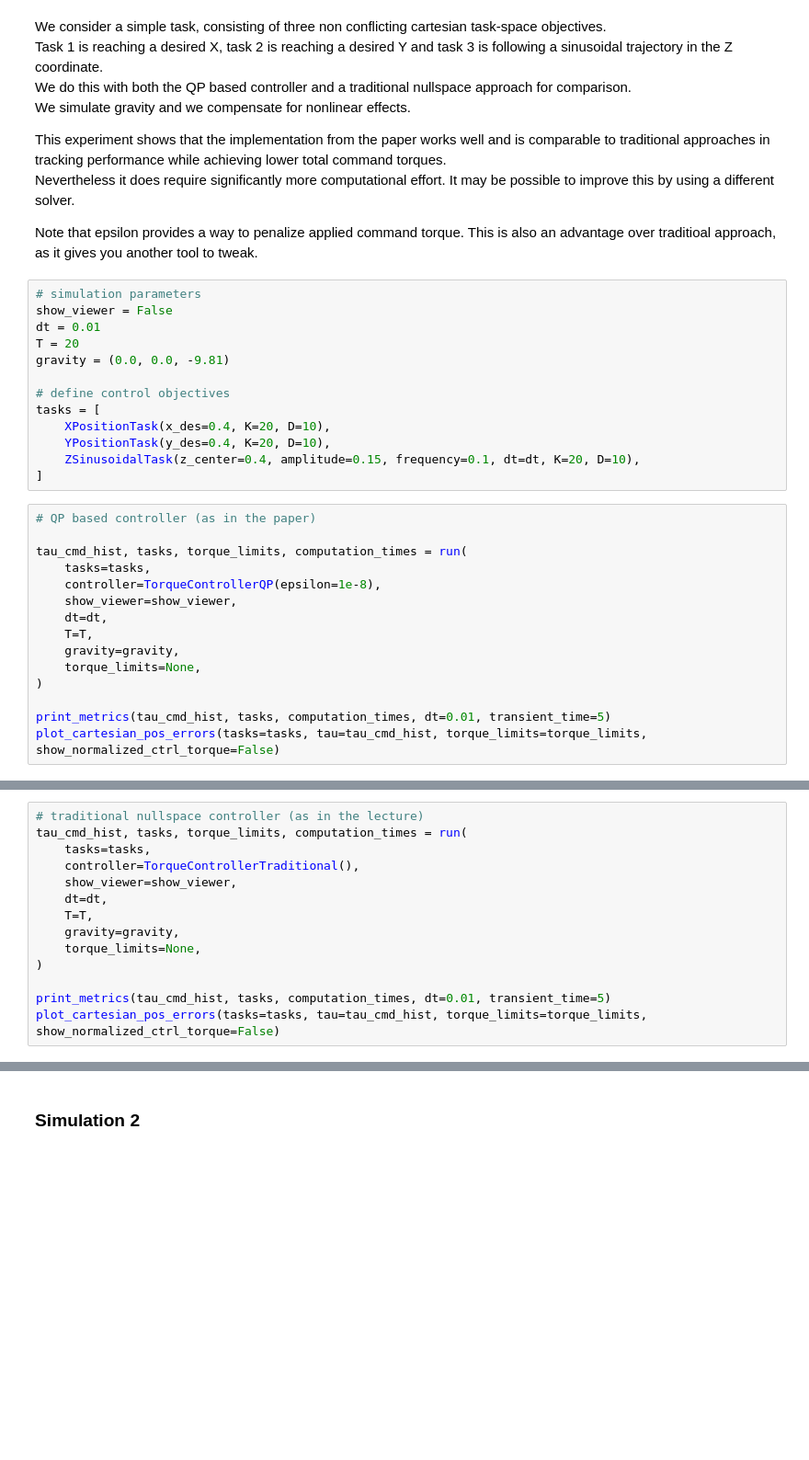
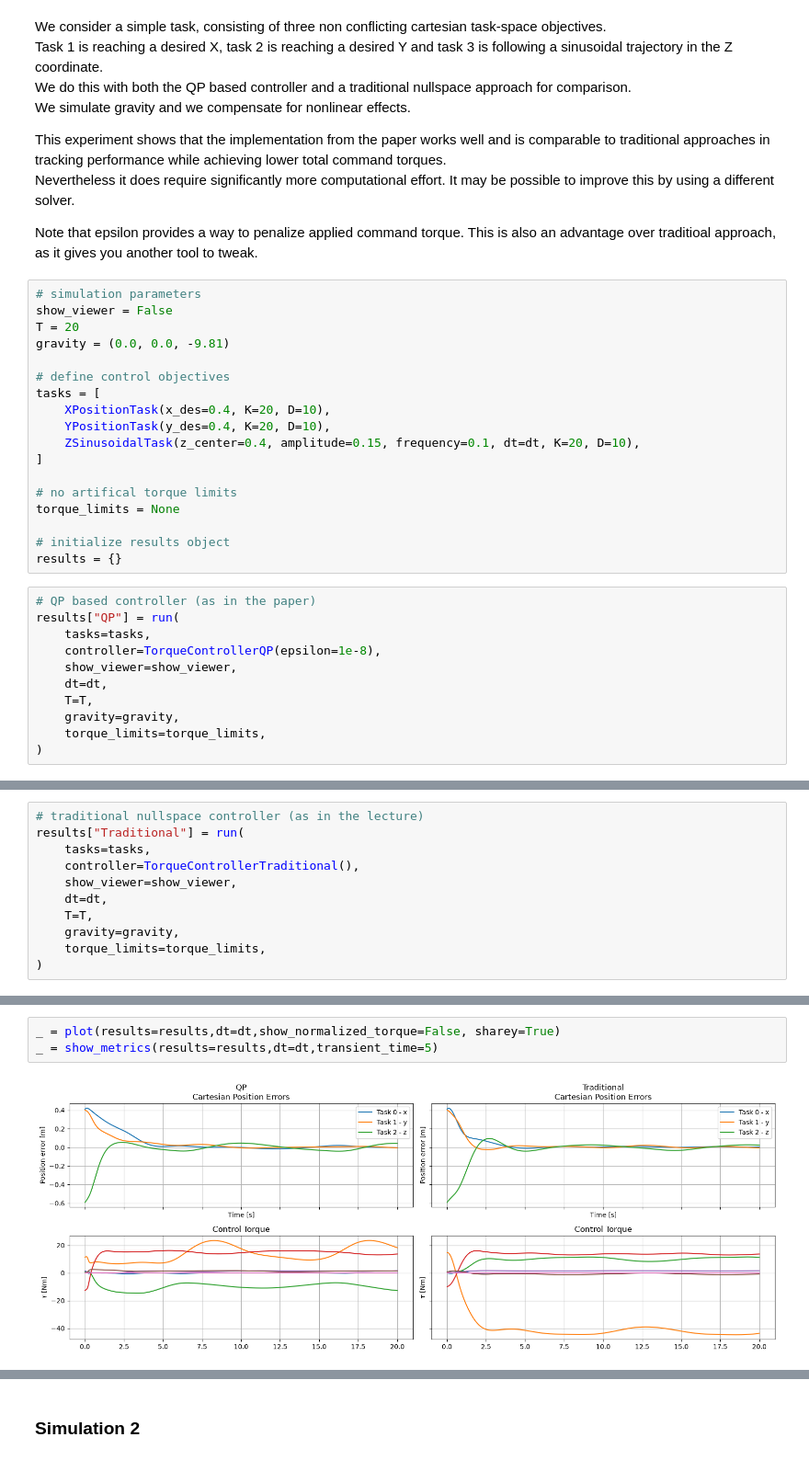
Before and after one commit to moerli4/arcl_project, a Jupyter notebook: arcl_ws/simulation.ipynb, the cells around one changed output, grey strips where cells are left out. Shown at 92% size. Drawn from its saved outputs; the diff is of its cells as text; blank space fills up the shorter version.

Commit message:
improve visualization

```diff
--- a/arcl_ws/simulation.ipynb
+++ b/arcl_ws/simulation.ipynb
@@ -23,7 +24,6 @@ Note that epsilon provides a way to penalize applied command torque. This is als
 # %%
 # simulation parameters
 show_viewer = False
-dt = 0.01
 T = 20
 gravity = (0.0, 0.0, -9.81)
 
@@ -33,18 +33,20 @@ tasks = [
     YPositionTask(y_des=0.4, K=20, D=10),
     ZSinusoidalTask(z_center=0.4, amplitude=0.15, frequency=0.1, dt=dt, K=20, D=10),
 ]
+
+# no artifical torque limits
+torque_limits = None
+
+# initialize results object
+results = {}
 # %%
 # QP based controller (as in the paper)
-
-tau_cmd_hist, tasks, torque_limits, computation_times = run(
+results["QP"] = run(
     tasks=tasks,
     controller=TorqueControllerQP(epsilon=1e-8),
     show_viewer=show_viewer,
     dt=dt,
     T=T,
     gravity=gravity,
-    torque_limits=None,
+    torque_limits=torque_limits,
 )
-
-print_metrics(tau_cmd_hist, tasks, computation_times, dt=0.01, transient_time=5)
-plot_cartesian_pos_errors(tasks=tasks, tau=tau_cmd_hist, torque_limits=torque_limits, show_normalized_ctrl_torque=False)
@@ -62,14 +53,11 @@ Task 2 Max Error     :   0.0466 m
 # %%
 # traditional nullspace controller (as in the lecture)
-tau_cmd_hist, tasks, torque_limits, computation_times = run(
+results["Traditional"] = run(
     tasks=tasks,
     controller=TorqueControllerTraditional(),
     show_viewer=show_viewer,
     dt=dt,
     T=T,
     gravity=gravity,
-    torque_limits=None,
+    torque_limits=torque_limits,
 )
-
-print_metrics(tau_cmd_hist, tasks, computation_times, dt=0.01, transient_time=5)
-plot_cartesian_pos_errors(tasks=tasks, tau=tau_cmd_hist, torque_limits=torque_limits, show_normalized_ctrl_torque=False)
@@ -86,0 +64,5 @@ Task 2 Max Error     :   0.0398 m
+# %%
+_ = plot(results=results,dt=dt,show_normalized_torque=False, sharey=True)
+_ = show_metrics(results=results,dt=dt,transient_time=5)
+# %% [output]
+[figure, added]
```
Also changed, not shown: parts of 19 cells of this notebook, 3 other files.
